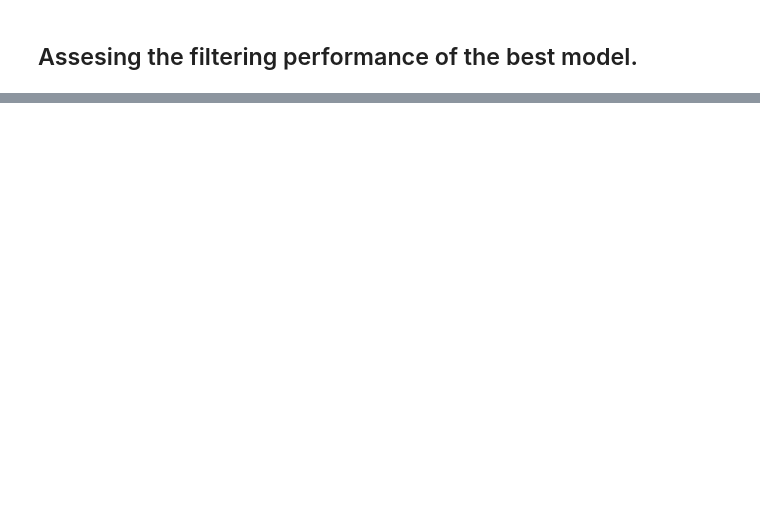
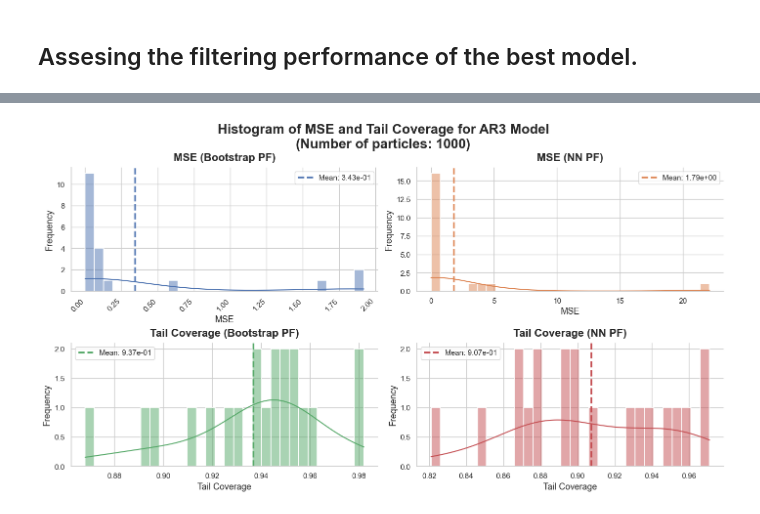
Before and after one commit to chrisjwheeler/NNP-method, a Jupyter notebook: building_up_to_stoch_NAR1.ipynb, the cells around one changed output, grey strips where cells are left out. Cells and saved outputs as stored; diff of their text form; code cells hidden in the pictures; blank space fills up the shorter version.

```diff
--- a/building_up_to_stoch_NAR1.ipynb
+++ b/building_up_to_stoch_NAR1.ipynb
@@ -662,0 +550,81 @@ TypeError: Distribution.sample() takes 1 positional argument but 2 were given
+# %%
+import seaborn as sns
+import matplotlib.pyplot as plt
+
+# Take the mean over axis=1 for each run, as in the legacy code
+bootstrap_mse = jnp.mean(bootstrap_diagnostics['mean_squared_error'], axis=1)
+nn_mse = jnp.mean(nn_diagnostics['mean_squared_error'], axis=1)
+
+# Also take the mean over axis=1 for tail_coverage
+bootstrap_tail_coverage = jnp.mean(bootstrap_diagnostics['tail_coverage'], axis=1)
+nn_tail_coverage = jnp.mean(nn_diagnostics['tail_coverage'], axis=1)
+
+# Convert to numpy arrays for plotting
+bootstrap_mse_np = jnp.asarray(bootstrap_mse).flatten()
+nn_mse_np = jnp.asarray(nn_mse).flatten()
+bootstrap_tail_coverage_np = jnp.asarray(bootstrap_tail_coverage).flatten()
+nn_tail_coverage_np = jnp.asarray(nn_tail_coverage).flatten()
+
+sns.set_theme(style="whitegrid", font_scale=1.2, palette="colorblind")
+fig, axes = plt.subplots(2, 2, figsize=(14, 7), constrained_layout=True)
+
+# Plot for Bootstrap Particle Filter - MSE
+sns.histplot(bootstrap_mse_np, bins=30, kde=True, ax=axes[0, 0], color="#4C72B0", edgecolor="white", linewidth=1.2)
+mean_bootstrap = float(jnp.mean(bootstrap_mse_np))
+axes[0, 0].axvline(mean_bootstrap, color="#4C72B0", linestyle="--", linewidth=2.5, label=f"Mean: {mean_bootstrap:.2e}")
+axes[0, 0].set_title("MSE (Bootstrap PF)", fontsize=16, weight='bold', pad=10)
+axes[0, 0].set_xlabel("MSE", fontsize=13)
+axes[0, 0].set_ylabel("Frequency", fontsize=13)
+axes[0, 0].legend(fontsize=11)
+axes[0, 0].tick_params(axis='both', which='major', labelsize=11)
+axes[0, 0].spines['top'].set_visible(False)
+axes[0, 0].spines['right'].set_visible(False)
+# Make x-ticks diagonal
+for label in axes[0, 0].get_xticklabels():
+    label.set_rotation(45)
+    label.set_ha('right')
+
+# Plot for Neural Network Particle Filter - MSE
+sns.histplot(nn_mse_np, bins=30, kde=True, ax=axes[0, 1], color="#DD8452", edgecolor="white", linewidth=1.2)
+mean_nn = float(jnp.mean(nn_mse_np))
+axes[0, 1].axvline(mean_nn, color="#DD8452", linestyle="--", linewidth=2.5, label=f"Mean: {mean_nn:.2e}")
+axes[0, 1].set_title("MSE (NN PF)", fontsize=16, weight='bold', pad=10)
+axes[0, 1].set_xlabel("MSE", fontsize=13)
+axes[0, 1].set_ylabel("Frequency", fontsize=13)
+axes[0, 1].legend(fontsize=11)
+axes[0, 1].tick_params(axis='both', which='major', labelsize=11)
+axes[0, 1].spines['top'].set_visible(False)
+axes[0, 1].spines['right'].set_visible(False)
+
+# Plot for Bootstrap Particle Filter - Tail Coverage
+sns.histplot(bootstrap_tail_coverage_np, bins=30, kde=True, ax=axes[1, 0], color="#55A868", edgecolor="white", linewidth=1.2)
+mean_bootstrap_tail = float(jnp.mean(bootstrap_tail_coverage_np))
+axes[1, 0].axvline(mean_bootstrap_tail, color="#55A868", linestyle="--", linewidth=2.5, label=f"Mean: {mean_bootstrap_tail:.2e}")
+axes[1, 0].set_title("Tail Coverage (Bootstrap PF)", fontsize=16, weight='bold', pad=10)
+axes[1, 0].set_xlabel("Tail Coverage", fontsize=13)
+axes[1, 0].set_ylabel("Frequency", fontsize=13)
+axes[1, 0].legend(fontsize=11)
+axes[1, 0].tick_params(axis='both', which='major', labelsize=11)
+axes[1, 0].spines['top'].set_visible(False)
+axes[1, 0].spines['right'].set_visible(False)
+
+# Plot for Neural Network Particle Filter - Tail Coverage
+sns.histplot(nn_tail_coverage_np, bins=30, kde=True, ax=axes[1, 1], color="#C44E52", edgecolor="white", linewidth=1.2)
+mean_nn_tail = float(jnp.mean(nn_tail_coverage_np))
+axes[1, 1].axvline(mean_nn_tail, color="#C44E52", linestyle="--", linewidth=2.5, label=f"Mean: {mean_nn_tail:.2e}")
+axes[1, 1].set_title("Tail Coverage (NN PF)", fontsize=16, weight='bold', pad=10)
+axes[1, 1].set_xlabel("Tail Coverage", fontsize=13)
+axes[1, 1].set_ylabel("Frequency", fontsize=13)
+axes[1, 1].legend(fontsize=11)
+axes[1, 1].tick_params(axis='both', which='major', labelsize=11)
+axes[1, 1].spines['top'].set_visible(False)
+axes[1, 1].spines['right'].set_visible(False)
+
+# Add extra space between the suptitle and the plots
+plt.suptitle(
+    f"Histogram of MSE and Tail Coverage for AR3 Model\n(Number of particles: {N_PARTICLES})",
+    fontsize=20, weight='bold', y=1.08
+)
+plt.show()
+# %% [output]
+[figure, added]
```
Also changed, not shown: parts of 12 cells of this notebook, 1 other file.
